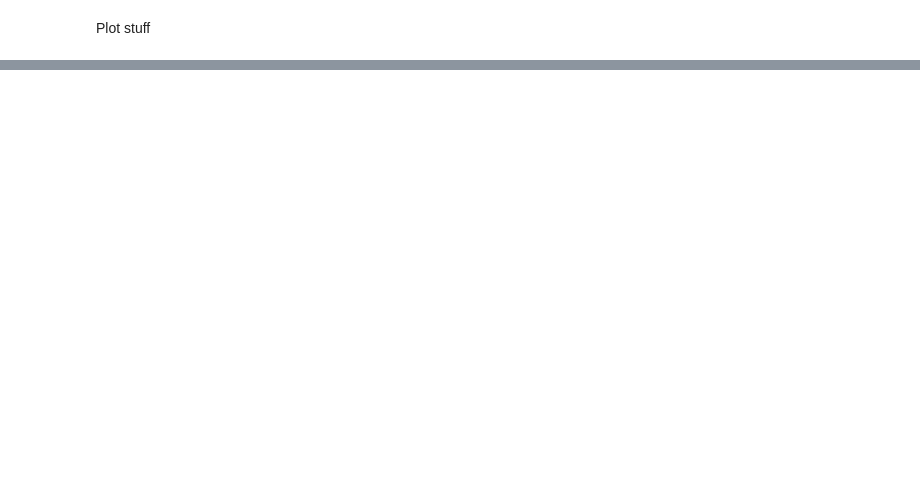
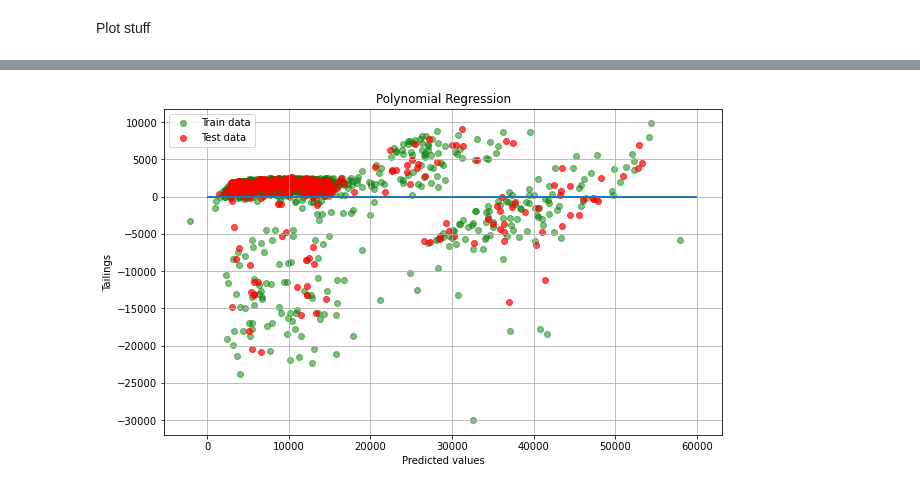
Before and after one commit to TomeCarvalho/TAA_P1, a Jupyter notebook: analise.ipynb, the cells around one changed output, grey strips where cells are left out. Cells and saved outputs as stored; diff of their text form; code cells hidden in the pictures; blank space fills up the shorter version.

```diff
--- a/analise.ipynb
+++ b/analise.ipynb
@@ -251,0 +161,96 @@ pl.show()
+# %%
+plr.fit(X_train, Y_train)
+Y_train_pred = plr.predict(X_train)
+Y_test_pred = plr.predict(X_test)
+
+print('\nPolynomial Regression')
+print(f'MSE train data: {metrics.mean_squared_error(Y_train, Y_train_pred):.3f}, MSE test data: {metrics.mean_squared_error(Y_test, Y_test_pred):.3f}')
+print(f'R2 train data: {metrics.r2_score(Y_train, Y_train_pred):.3f}, R2 test data: {metrics.r2_score(Y_test, Y_test_pred):.3f}')
+
+rfr.fit(x_train, y_train)
+forest_train_pred = rfr.predict(x_train)
+forest_test_pred = rfr.predict(x_test)
+
+print('\nRandom Forest Regression')
+print(f'MSE train data: {metrics.mean_squared_error(y_train, forest_train_pred):.3f}, MSE test data: {metrics.mean_squared_error(y_test, forest_test_pred):.3f}')
+print(f'R2 train data: {metrics.r2_score(y_train, forest_train_pred):.3f}, R2 test data: {metrics.r2_score(y_test, forest_test_pred):.3f}')
+
+lr.fit(x_train, y_train)
+lr_train_pred = lr.predict(x_train)
+lr_test_pred = lr.predict(x_test)
+
+print('\nLinear Regression')
+print(f'MSE train data: {metrics.mean_squared_error(y_train, lr_train_pred):.3f}, MSE test data: {metrics.mean_squared_error(y_test, lr_test_pred):.3f}')
+print(f'R2 train data: {metrics.r2_score(y_train, lr_train_pred):.3f}, R2 test data: {metrics.r2_score(y_test, lr_test_pred):.3f}')
+
+rr.fit(x_train, y_train)
+rr_train_pred = rr.predict(x_train)
+rr_test_pred = rr.predict(x_test)
+
+print('\nRidge Regression')
+print(f'MSE train data: {metrics.mean_squared_error(y_train, rr_train_pred):.3f}, MSE test data: {metrics.mean_squared_error(y_test, rr_test_pred):.3f}')
+print(f'R2 train data: {metrics.r2_score(y_train, rr_train_pred):.3f}, R2 test data: {metrics.r2_score(y_test, rr_test_pred):.3f}')
+
+lasso.fit(x_train, y_train)
+lasso_train_pred = lasso.predict(x_train)
+lasso_test_pred = lasso.predict(x_test)
+
+print('\nLasso Regression')
+print(f'MSE train data: {metrics.mean_squared_error(y_train, lasso_train_pred):.3f}, MSE test data: {metrics.mean_squared_error(y_test, lasso_test_pred):.3f}')
+print(f'R2 train data: {metrics.r2_score(y_train, lasso_train_pred):.3f}, R2 test data: {metrics.r2_score(y_test, lasso_test_pred):.3f}')
+
+pl.figure(figsize=(10, 6))
+pl.scatter(Y_train_pred, Y_train_pred - Y_train, c='green', alpha=.5, label='Train data')
+pl.scatter(Y_test_pred, Y_test_pred - Y_test, c='red', alpha=.7, label='Test data')
+pl.xlabel('Predicted values')
+pl.ylabel('Tailings')
+pl.title('Polynomial Regression')
+pl.legend(loc='upper left')
+pl.hlines(y=0, xmin=0, xmax=60000, lw=2)
+pl.grid()
+pl.show()
+
+pl.figure(figsize=(10, 6))
+pl.scatter(forest_train_pred, forest_train_pred - y_train, c='green', alpha=.5, label='Train data')
+pl.scatter(forest_test_pred, forest_test_pred - y_test, c='red', alpha=.7, label='Test data')
+pl.xlabel('Predicted values')
+pl.ylabel('Tailings')
+pl.legend(loc = 'upper left')
+pl.title('Random Forest Regression')
+pl.hlines(y=0, xmin=0, xmax=60000, lw=2)
+pl.grid()
+pl.show()
+
+pl.figure(figsize=(10, 6))
+pl.scatter(lr_train_pred, lr_train_pred - y_train, c='green', alpha=.5, label='Train data')
+pl.scatter(lr_test_pred, lr_test_pred - y_test, c='red', alpha=.7, label='Test data')
+pl.xlabel('Predicted values')
+pl.ylabel('Tailings')
+pl.title('Linear Regression')
+pl.legend(loc = 'upper left')
+pl.hlines(y=0, xmin=0, xmax=60000, lw=2)
+pl.grid()
+pl.show()
+
+pl.figure(figsize=(10, 6))
+pl.scatter(rr_train_pred, rr_train_pred - y_train, c='green', alpha=.5, label='Train data')
+pl.scatter(rr_test_pred, rr_test_pred - y_test, c='red', alpha=.7, label='Test data')
+pl.xlabel('Predicted values')
+pl.ylabel('Tailings')
+pl.title('Ridge Regression')
+pl.legend(loc = 'upper left')
+pl.hlines(y=0, xmin=0, xmax=60000, lw=2)
+pl.grid()
+pl.show()
+
+pl.figure(figsize=(10, 6))
+pl.scatter(lasso_train_pred, lasso_train_pred - y_train, c='green', alpha=.5, label='Train data')
+pl.scatter(lasso_test_pred, lasso_test_pred - y_test, c='red', alpha=.7, label='Test data')
+pl.xlabel('Predicted values')
+pl.ylabel('Tailings')
+pl.title('Lasso Regression')
+pl.legend(loc = 'upper left')
+pl.hlines(y=0, xmin=0, xmax=60000, lw=2)
+pl.grid()
+pl.show()
+# %% [output]
@@ -251,0 +276 @@ pl.show()
+[figure, added]
```
Also changed, not shown: parts of 11 cells of this notebook.
